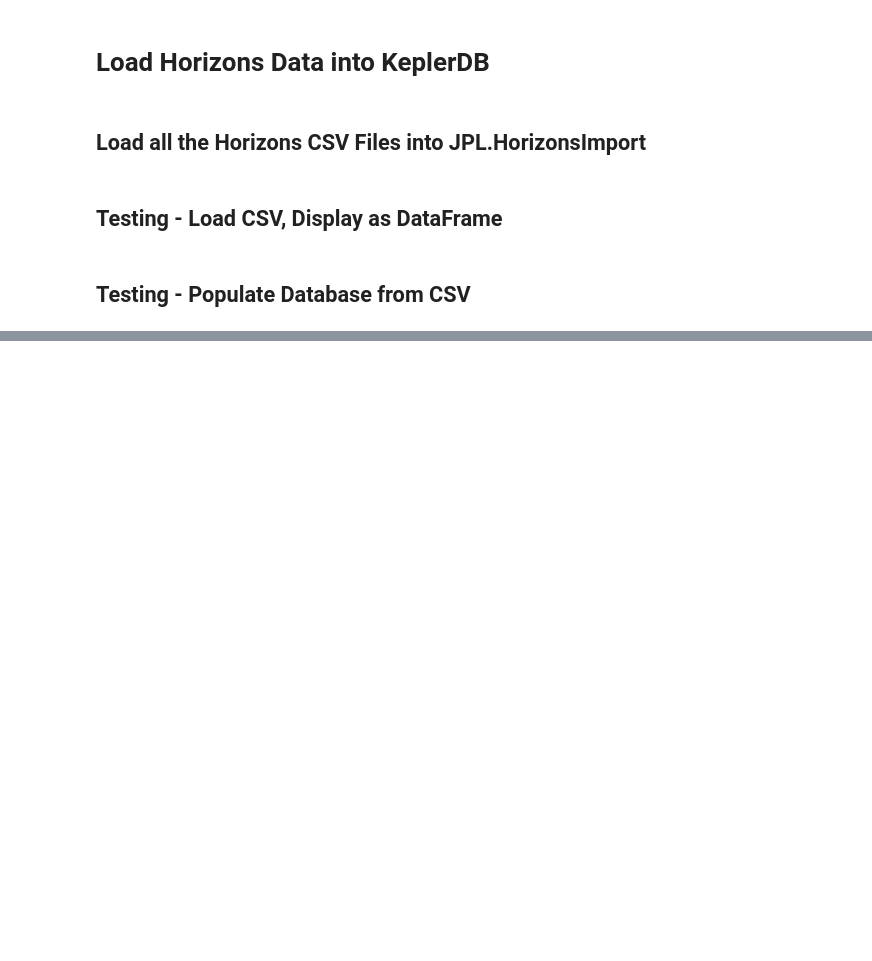
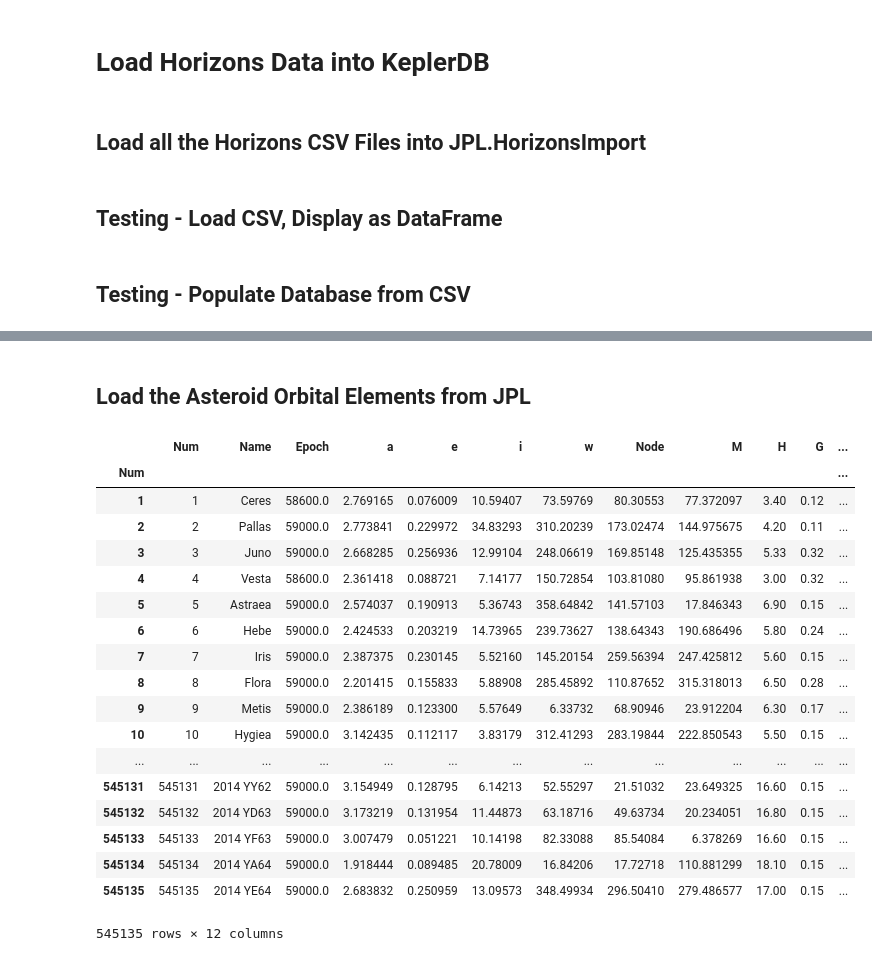
Before and after one commit to memanuel/kepler-sieve, a Jupyter notebook: jupyter/32_horizons.ipynb, the cells around one changed output, grey strips where cells are left out. Drawn from its saved outputs; the diff is of its cells as text; code cells hidden in the pictures; blank space fills up the shorter version.

Commit message:
notebook for loading JPL asteroid orbital elements

```diff
--- a/jupyter/32_horizons.ipynb
+++ b/jupyter/32_horizons.ipynb
@@ -73,3 +74,5 @@ with engine.connect() as conn:
     conn.execute(sql)
 # %%
 # hrzn_txt2db(fname_txt)
+# %% [markdown]
+## Load the Asteroid Orbital Elements from JPL
@@ -75,0 +126,22 @@ with engine.connect() as conn:
+# %%
+load_data_numbered()
+# %% [output]
+|  | Num | Name | Epoch | a | e | i | w | Node | M | H | G | ... |
+| Num |  |  |  |  |  |  |  |  |  |  |  | ... |
+| 1 | 1 | Ceres | 58600.0 | 2.769165 | 0.076009 | 10.59407 | 73.59769 | 80.30553 | 77.372097 | 3.40 | 0.12 | ... |
+| 2 | 2 | Pallas | 59000.0 | 2.773841 | 0.229972 | 34.83293 | 310.20239 | 173.02474 | 144.975675 | 4.20 | 0.11 | ... |
+| 3 | 3 | Juno | 59000.0 | 2.668285 | 0.256936 | 12.99104 | 248.06619 | 169.85148 | 125.435355 | 5.33 | 0.32 | ... |
+| 4 | 4 | Vesta | 58600.0 | 2.361418 | 0.088721 | 7.14177 | 150.72854 | 103.81080 | 95.861938 | 3.00 | 0.32 | ... |
+| 5 | 5 | Astraea | 59000.0 | 2.574037 | 0.190913 | 5.36743 | 358.64842 | 141.57103 | 17.846343 | 6.90 | 0.15 | ... |
+| 6 | 6 | Hebe | 59000.0 | 2.424533 | 0.203219 | 14.73965 | 239.73627 | 138.64343 | 190.686496 | 5.80 | 0.24 | ... |
+| 7 | 7 | Iris | 59000.0 | 2.387375 | 0.230145 | 5.52160 | 145.20154 | 259.56394 | 247.425812 | 5.60 | 0.15 | ... |
+| 8 | 8 | Flora | 59000.0 | 2.201415 | 0.155833 | 5.88908 | 285.45892 | 110.87652 | 315.318013 | 6.50 | 0.28 | ... |
+| 9 | 9 | Metis | 59000.0 | 2.386189 | 0.123300 | 5.57649 | 6.33732 | 68.90946 | 23.912204 | 6.30 | 0.17 | ... |
+| 10 | 10 | Hygiea | 59000.0 | 3.142435 | 0.112117 | 3.83179 | 312.41293 | 283.19844 | 222.850543 | 5.50 | 0.15 | ... |
+| ... | ... | ... | ... | ... | ... | ... | ... | ... | ... | ... | ... | ... |
+| 545131 | 545131 | 2014 YY62 | 59000.0 | 3.154949 | 0.128795 | 6.14213 | 52.55297 | 21.51032 | 23.649325 | 16.60 | 0.15 | ... |
+| 545132 | 545132 | 2014 YD63 | 59000.0 | 3.173219 | 0.131954 | 11.44873 | 63.18716 | 49.63734 | 20.234051 | 16.80 | 0.15 | ... |
+| 545133 | 545133 | 2014 YF63 | 59000.0 | 3.007479 | 0.051221 | 10.14198 | 82.33088 | 85.54084 | 6.378269 | 16.60 | 0.15 | ... |
+| 545134 | 545134 | 2014 YA64 | 59000.0 | 1.918444 | 0.089485 | 20.78009 | 16.84206 | 17.72718 | 110.881299 | 18.10 | 0.15 | ... |
+| 545135 | 545135 | 2014 YE64 | 59000.0 | 2.683832 | 0.250959 | 13.09573 | 348.49934 | 296.50410 | 279.486577 | 17.00 | 0.15 | ... |
+545135 rows × 12 columns
```
Also changed, not shown: parts of 8 cells of this notebook.
